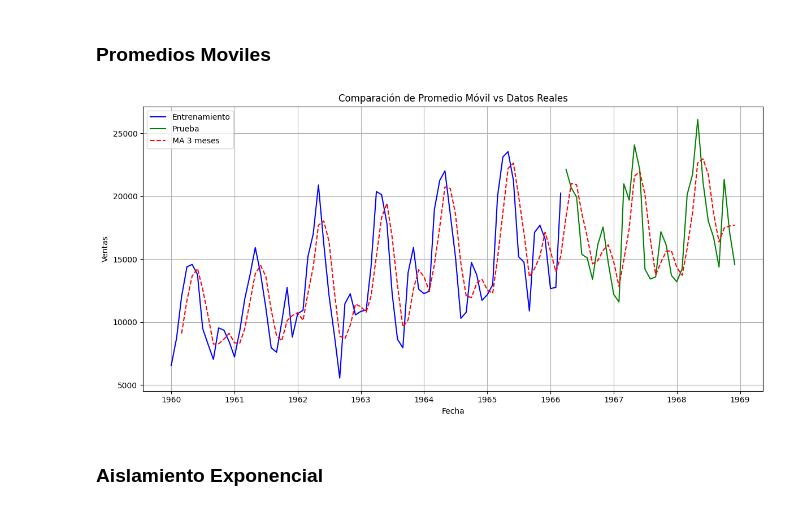
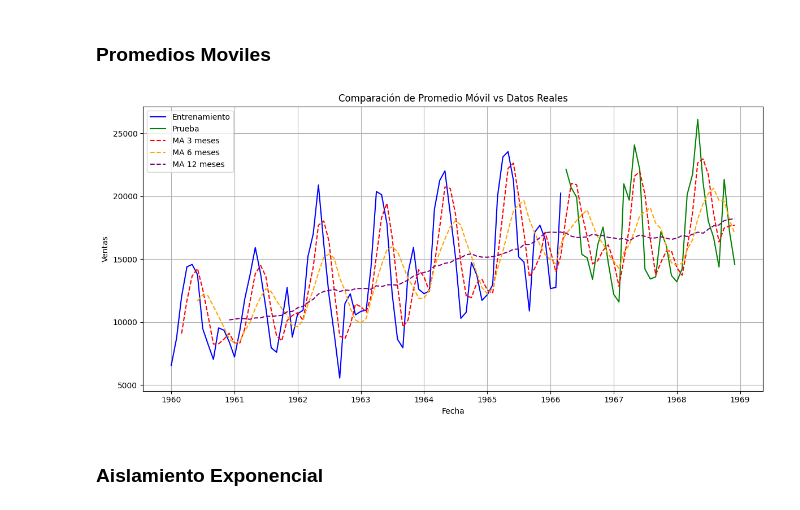
Before and after one commit to DiegoDuaS/SeriesDeTiempo, a Jupyter notebook: car_sales.ipynb, the cells around one changed output. Drawn from its saved outputs; the diff is of its cells as text; code cells hidden in the pictures.

Commit message:
fix: added more options for car sales and temp

```diff
--- a/car_sales.ipynb
+++ b/car_sales.ipynb
@@ -58,22 +90,27 @@ test = df.iloc[train_size:]
 ### Promedios Moviles
 # %%
 df['MA_3'] = df['Sales'].rolling(window=3).mean()
+df['MA_6'] = df['Sales'].rolling(window=6).mean()
+df['MA_12'] = df['Sales'].rolling(window=12).mean()
 ma_pred = df['MA_3'].loc[test.index]
 
 plt.figure(figsize=(12, 6))
 plt.plot(train.index, train['Sales'], label='Entrenamiento', color='blue')
 plt.plot(test.index, test['Sales'], label='Prueba', color='green')
 plt.plot(df.index, df['MA_3'], label='MA 3 meses', linestyle='--', color='red')
+plt.plot(df.index, df['MA_6'], label='MA 6 meses', linestyle='--', color='orange')
+plt.plot(df.index, df['MA_12'], label='MA 12 meses', linestyle='--', color='purple')
+
 
 plt.title('Comparación de Promedio Móvil vs Datos Reales')
 plt.xlabel('Fecha')
 plt.ylabel('Ventas')
 plt.legend()
 plt.grid(True)
 plt.tight_layout()
 plt.show()
 # %% [output]
-[figure, old version]
+[figure, new version]
 # %% [markdown]
 ### Aislamiento Exponencial
 # %%
```
Also changed, not shown: parts of 3 cells of this notebook, 1 other file.
